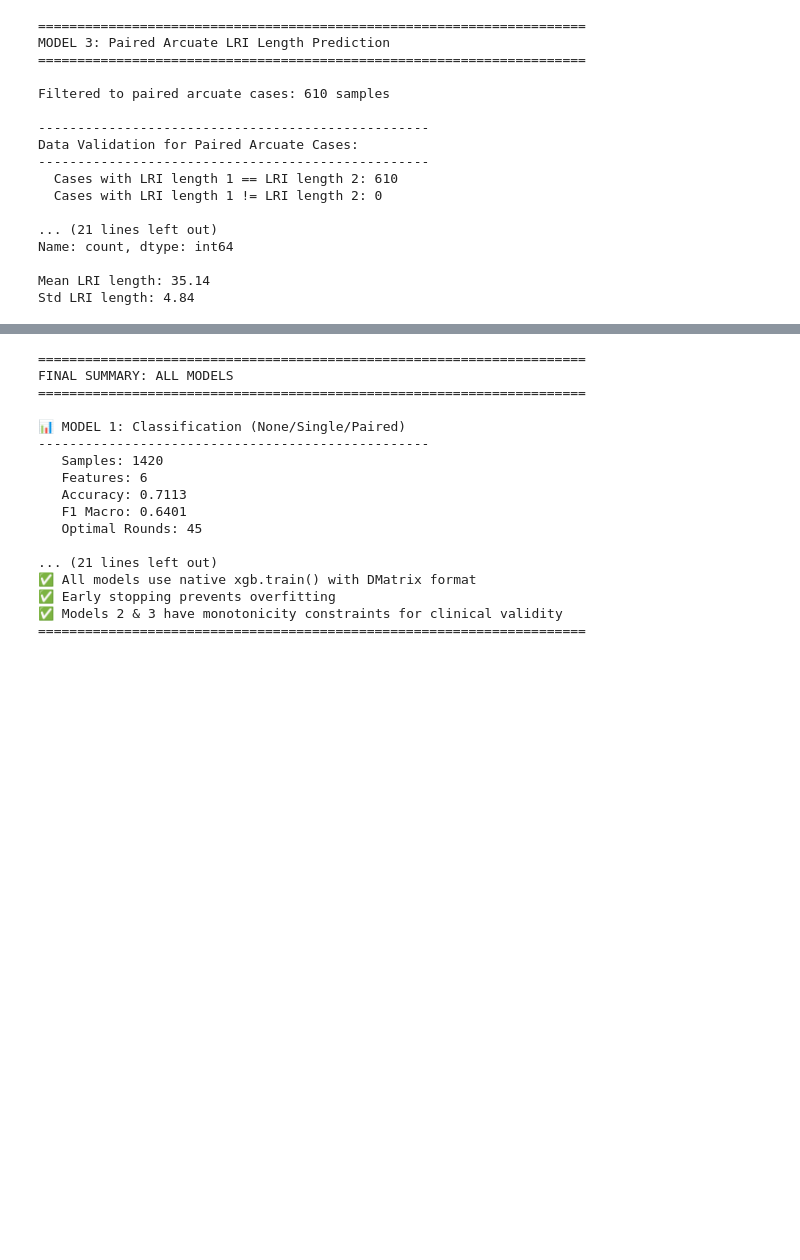
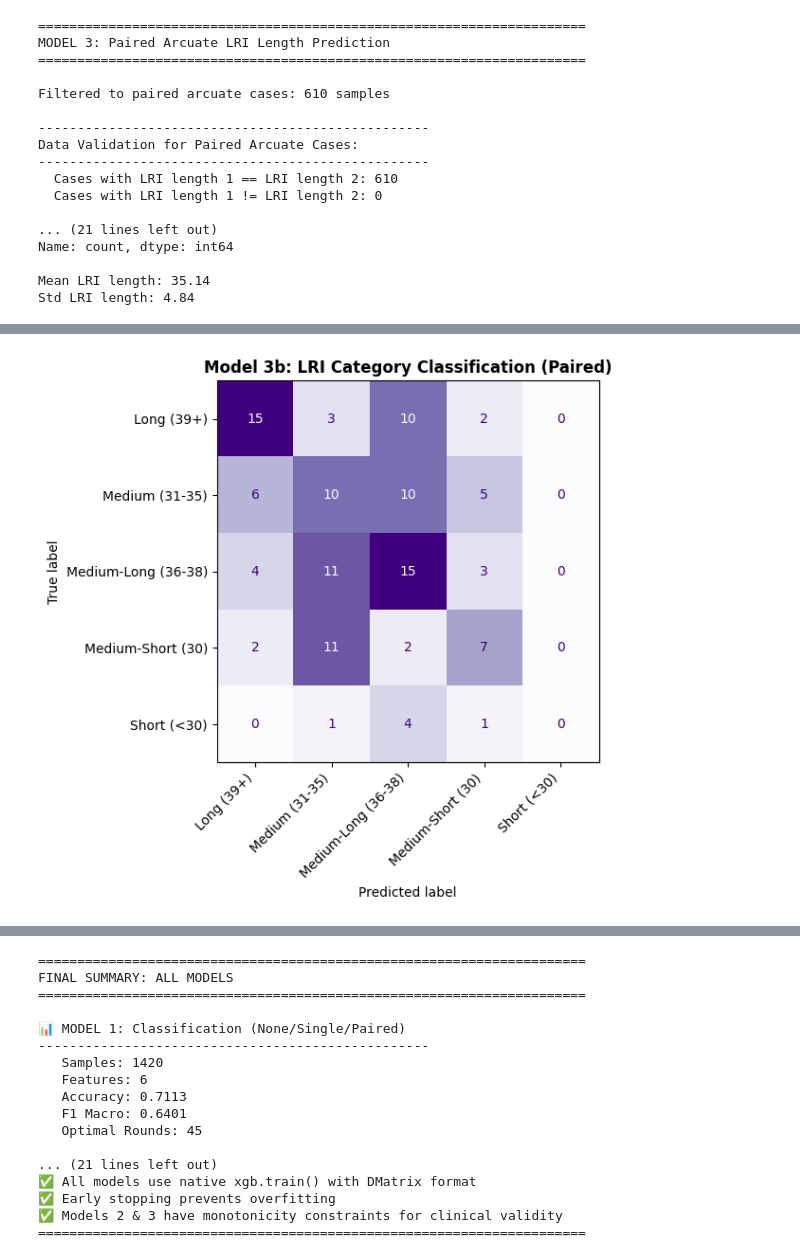
Before and after one commit to wak1616/warringdemo, a Jupyter notebook: data_notebook.ipynb, the cells around one changed output, grey strips where cells are left out. Saved outputs shown, nothing was run; the diff lists cells and outputs as text; code cells hidden in the pictures; blank space fills up the shorter version.

```diff
--- a/data_notebook.ipynb
+++ b/data_notebook.ipynb
@@ -1302,0 +1516,78 @@ Feature                                        Mean Δ RMSE        Std
+# %%
+# MODEL 3b: Train Classification Model
+print("=" * 70)
+print("MODEL 3b: Training Classification Model")
+print("=" * 70)
+
+# Use same features as Model 3 regression
+model3b_cols = model3_feature_cols + ['LRI_category']
+model3b_df = df_paired[model3b_cols].dropna()
+print(f"Dataset size: {len(model3b_df)} samples")
+
+# Separate features and target
+X3b = model3b_df.drop(columns=['LRI_category'])
+y3b = model3b_df['LRI_category']
+
+# Encode target
+label_encoder3b = LabelEncoder()
+y3b_encoded = label_encoder3b.fit_transform(y3b)
+print(f"Classes: {label_encoder3b.classes_}")
+
+# Train/test split
+X3b_train, X3b_test, y3b_train, y3b_test = train_test_split(
+    X3b, y3b_encoded, test_size=0.2, random_state=42, stratify=y3b_encoded
+)
+print(f"Training: {len(X3b_train)}, Test: {len(X3b_test)}")
+
+# Convert to DMatrix
+dtrain3b = xgb.DMatrix(X3b_train, label=y3b_train)
+dtest3b = xgb.DMatrix(X3b_test, label=y3b_test)
+
+# Classification parameters
+model3b_params = {
+    'objective': 'multi:softmax',
+    'num_class': len(label_encoder3b.classes_),
+    'max_depth': 5,
+    'learning_rate': 0.05,
+    'subsample': 0.8,
+    'colsample_bytree': 0.8,
+    'seed': 42,
+    'eval_metric': 'mlogloss',
+    **xgb_device_params
+}
+
+# Train with early stopping
+model3b = xgb.train(
+    params=model3b_params,
+    dtrain=dtrain3b,
+    num_boost_round=200,
+    evals=[(dtrain3b, 'train'), (dtest3b, 'test')],
+    early_stopping_rounds=30,
+    verbose_eval=False
+)
+
+print(f"Best iteration: {model3b.best_iteration}")
+
+# Evaluate
+y3b_pred = model3b.predict(dtest3b).astype(int)
+acc3b = accuracy_score(y3b_test, y3b_pred)
+f1_3b = f1_score(y3b_test, y3b_pred, average='macro')
+
+print(f"\n✓ Model 3b Results:")
+print(f"  Accuracy: {acc3b:.4f}")
+print(f"  F1 Macro: {f1_3b:.4f}")
+
+# Classification report
+print("\nClassification Report:")
+print(classification_report(y3b_test, y3b_pred, target_names=label_encoder3b.classes_))
+
+# Confusion matrix
+fig, ax = plt.subplots(figsize=(8, 6))
+cm3b = confusion_matrix(y3b_test, y3b_pred)
+disp = ConfusionMatrixDisplay(confusion_matrix=cm3b, display_labels=label_encoder3b.classes_)
+disp.plot(ax=ax, cmap='Purples', colorbar=False)
+ax.set_title('Model 3b: LRI Category Classification (Paired)', fontsize=12, fontweight='bold')
+plt.xticks(rotation=45, ha='right')
+plt.tight_layout()
+plt.show()
+# %% [output]
@@ -1302,0 +1611 @@ Feature                                        Mean Δ RMSE        Std
+[figure, added]
```
Also changed, not shown: parts of 17 cells of this notebook, 4 other files.
